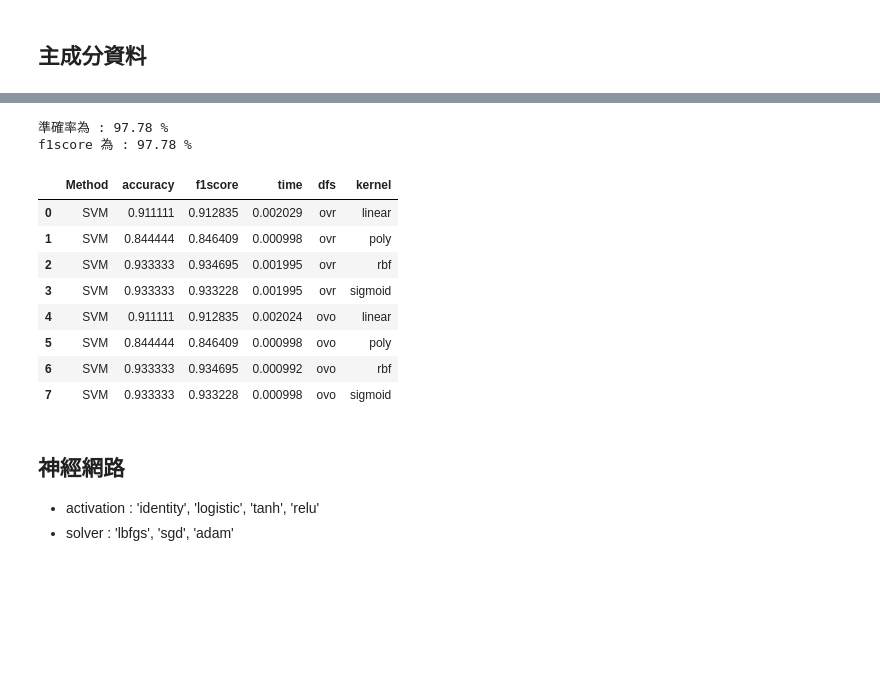
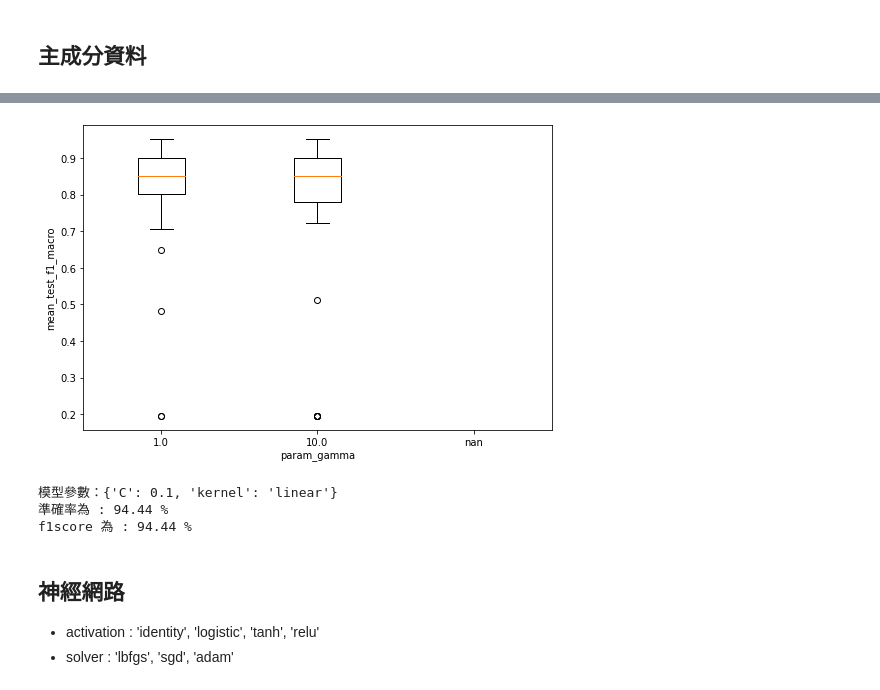
Before and after one commit to amy10202808/1112ShallowMachineLearning, a Jupyter notebook: hw3Classification/hw3_711133117_陳怡升_wine.ipynb, the cells around one changed output, grey strips where cells are left out. Saved outputs shown, nothing was run; the diff lists cells and outputs as text; code cells hidden in the pictures; blank space fills up the shorter version.

```diff
--- a/hw3Classification/hw3_711133117_陳怡升_wine.ipynb
+++ b/hw3Classification/hw3_711133117_陳怡升_wine.ipynb
@@ -185,7 +336,11 @@ pd.DataFrame(data = grid.cv_results_)
+# %%
+plt.figure(figsize=(8.4,5.6))
+boxplotset('param_gamma', 'mean_test_f1_macro',df_want)
+# %% [output]
+[figure, added]
 # %%
-train = Z_train; test =Z_test
-df_want = pd.DataFrame()
-opts = {'C': 10.0, 'decision_function_shape': 'ovr', 'gamma': 0.01, 'kernel': 'rbf'}
+print("模型參數：{}".format(grid.best_params_))
+opts = grid.best_params_
 
 svm = SVC( **opts)
 svm.fit(train, y_train)
@@ -194,20 +349,9 @@ y_pred = svm.predict(test)
 print('準確率為 : {} %'.format(np.round(accuracy_score(y_test, y_pred)*100,2)))
 print('f1score 為 : {} %'.format(np.round(f1_score(y_test, y_pred, average='weighted')*100,2)))
 # %% [output]
-準確率為 : 97.78 %
-f1score 為 : 97.78 %
+模型參數：{'C': 0.1, 'kernel': 'linear'}
+準確率為 : 94.44 %
+f1score 為 : 94.44 %
-# %%
-df_want
-# %% [output]
-|  | Method | accuracy | f1score | time | dfs | kernel |
-| 0 | SVM | 0.911111 | 0.912835 | 0.002029 | ovr | linear |
-| 1 | SVM | 0.844444 | 0.846409 | 0.000998 | ovr | poly |
-| 2 | SVM | 0.933333 | 0.934695 | 0.001995 | ovr | rbf |
-| 3 | SVM | 0.933333 | 0.933228 | 0.001995 | ovr | sigmoid |
-| 4 | SVM | 0.911111 | 0.912835 | 0.002024 | ovo | linear |
-| 5 | SVM | 0.844444 | 0.846409 | 0.000998 | ovo | poly |
-| 6 | SVM | 0.933333 | 0.934695 | 0.000992 | ovo | rbf |
-| 7 | SVM | 0.933333 | 0.933228 | 0.000998 | ovo | sigmoid |
 # %% [markdown]
 ## 神經網路
 - activation : 'identity', 'logistic', 'tanh', 'relu'
```
Also changed, not shown: parts of 40 cells of this notebook.
